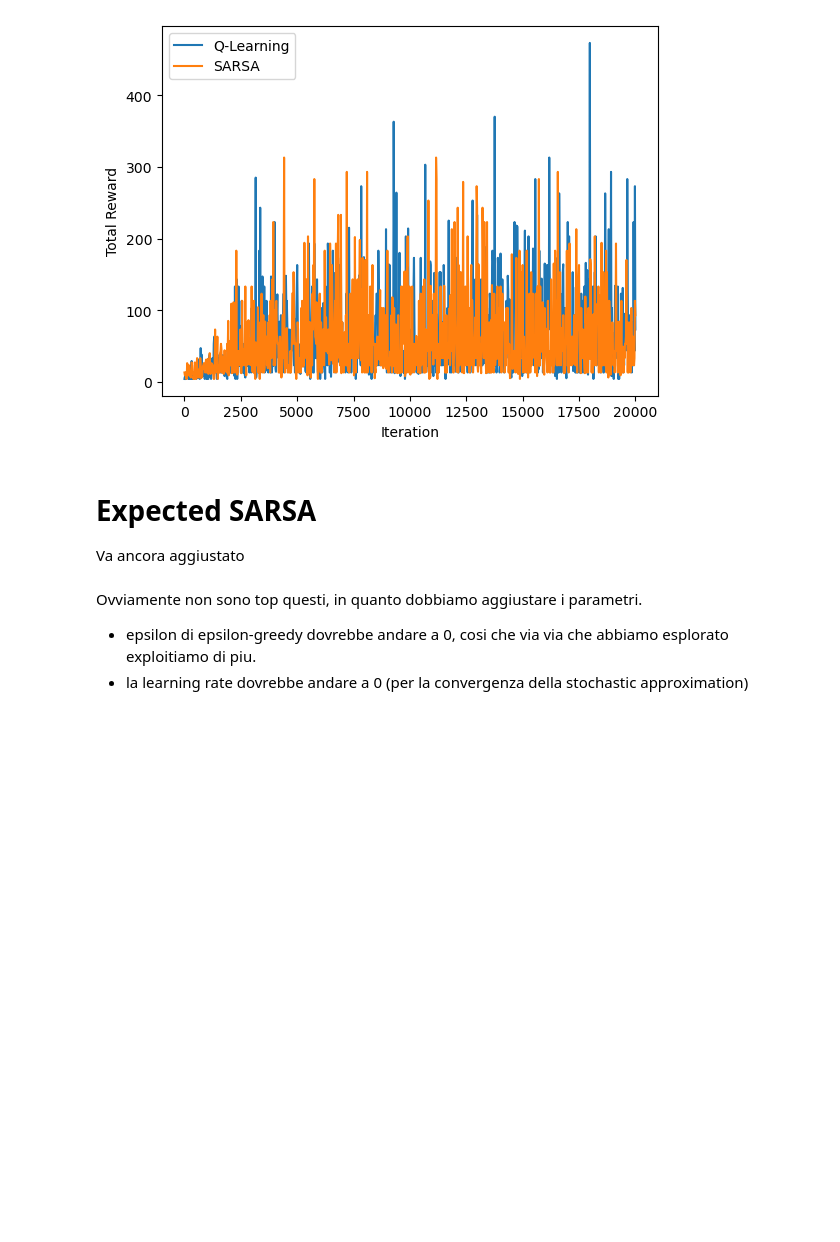
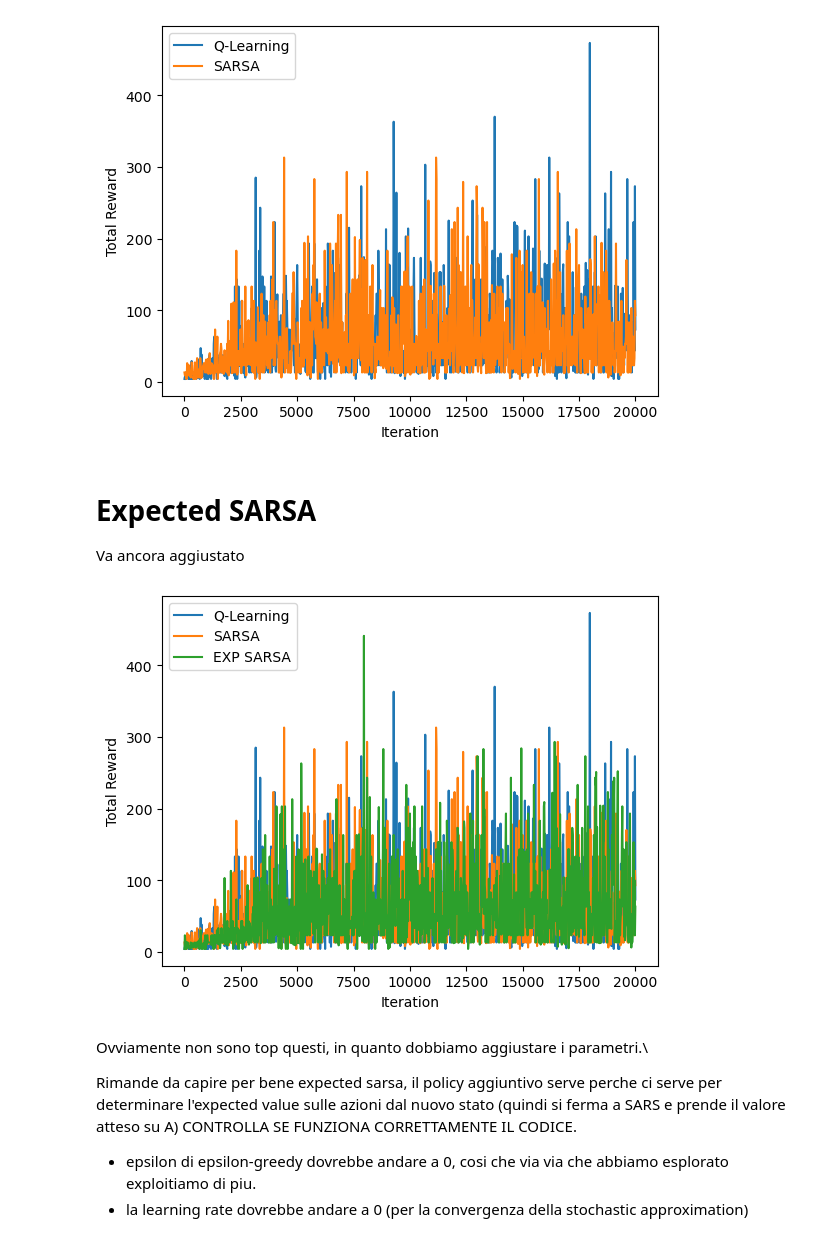
Before and after one commit to SDavenia/RL_Flappy_Bird, a Jupyter notebook: gym_trial.ipynb, the cells around one changed output. Drawn from its saved outputs; the diff is of its cells as text; code cells hidden in the pictures; blank space fills up the shorter version.

Commit message:
Added Expected SARSA

```diff
--- a/gym_trial.ipynb
+++ b/gym_trial.ipynb
@@ -621,13 +621,31 @@ class EXPECTED_SARSA_TDControl():
         """
         greedy_pol = np.argmax(self.Qvalues, axis = 2)
         return greedy_pol
+
+    def policy(self, s, eps):
+        """
+        Probabilities from an epsilon-greedy policy wrt the current Q(s,a).
+        """
+        # Uniform (epsilon) probability for all actions...
+        policy = np.ones(self.action_size) / self.action_size * eps
+        # ... plus 1-epsilon probabilities for best actions:
+        # First I find the best values
+        best_value = np.max(self.Qvalues[ (*s,) ])
+        # There could be actions with equal value!
+        # This mask is 1 if the value is equal to the best (tie)
+        # or 0 if the action is suboptimal
+        best_actions = (self.Qvalues[ (*s,) ] == best_value)
+        policy += best_actions / np.sum(best_actions) * (1 - eps)
+        return policy
 # %%
 # Expected SARSA Control
 
-n_episodes = 2000
+n_episodes = 20000
+Actions = [0, 1]
+observation_space = (env.observation_space[0].n, env.observation_space[1].n)
 
 # Initialize
-ExpSARSA = EXPECTED_SARSA_TDControl(space_size=World.shape, action_size=4, gamma=gamma, lr_v=0.15)
+ExpSARSA = EXPECTED_SARSA_TDControl(space_size=observation_space, action_size=2, gamma=0.7, lr_v=0.15)
 epsilon = 0.15
 
 
@@ -637,15 +655,14 @@ performance_traj_ExpSARSA = np.zeros(n_episodes)
 for i in range(n_episodes):
     done = False
 
-    env.reset()
-    s = env.current_state
+    s, info = env.reset()
     a = ExpSARSA.get_action_epsilon_greedy(s, epsilon)
     act = Actions[a]
 
     while not done:
     #for _ in range(100):
         # Evolve one step
-        new_s, r, done = env.step(act)
+        new_s, r, done, _, info = env.step(act)
 
         # Keeps track of performance for each episode
         performance_traj_ExpSARSA[i] += r
@@ -662,7 +679,22 @@ for i in range(n_episodes):
 
 
 Qvalues_ExpSARSA = ExpSARSA.Qvalues
+# %%
+import matplotlib.pyplot as plt
+plt.plot(plot_indexes, performance_traj_Q[plot_indexes], label='Q-Learning')
+plt.plot(plot_indexes, performance_traj_SARSA[plot_indexes], label='SARSA')
+plt.plot(plot_indexes, performance_traj_ExpSARSA[plot_indexes], label='EXP SARSA')
+
+plt.legend()
+plt.xlabel("Iteration")
+plt.ylabel("Total Reward")
+plt.show()
+# %% [output]
+[figure, added]
 # %% [markdown]
-Ovviamente non sono top questi, in quanto dobbiamo aggiustare i parametri.
+Ovviamente non sono top questi, in quanto dobbiamo aggiustare i parametri.\
+
+Rimande da capire per bene expected sarsa, il policy aggiuntivo serve perche ci serve per determinare l'expected value sulle azioni dal nuovo stato (quindi si ferma a SARS e prende il valore atteso su A) CONTROLLA SE FUNZIONA CORRETTAMENTE IL CODICE.
+
 - epsilon di epsilon-greedy dovrebbe andare a 0, cosi che via via che abbiamo esplorato exploitiamo di piu.
 - la learning rate dovrebbe andare a 0 (per la convergenza della stochastic approximation)
```
